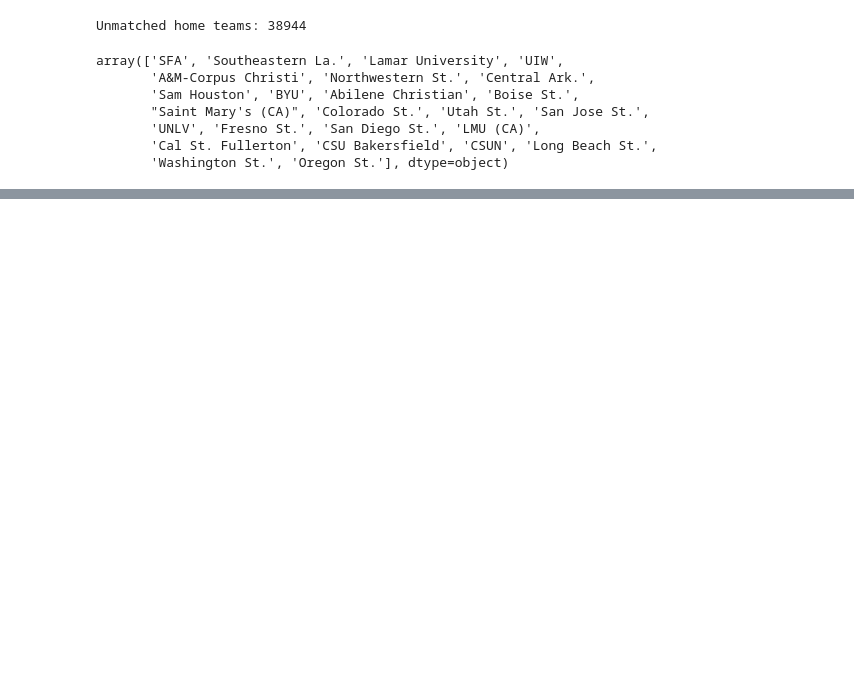
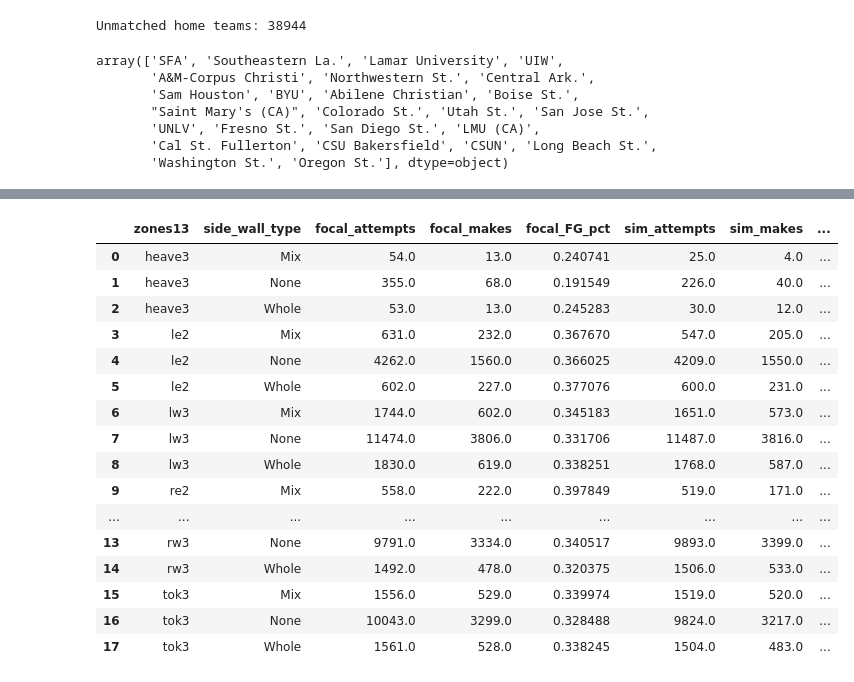
Before and after one commit to realmabg/NCAAB_depth_perception, a Jupyter notebook: analysis.ipynb, the cells around one changed output, grey strips where cells are left out. Cells and saved outputs as stored; diff of their text form; code cells hidden in the pictures; blank space fills up the shorter version.

```diff
--- a/analysis.ipynb
+++ b/analysis.ipynb
@@ -29,0 +450,20 @@ array(['SFA', 'Southeastern La.', 'Lamar University', 'UIW',
+# %%
+by_type
+# %% [output]
+|  | zones13 | side_wall_type | focal_attempts | focal_makes | focal_FG_pct | sim_attempts | sim_makes | ... |
+| 0 | heave3 | Mix | 54.0 | 13.0 | 0.240741 | 25.0 | 4.0 | ... |
+| 1 | heave3 | None | 355.0 | 68.0 | 0.191549 | 226.0 | 40.0 | ... |
+| 2 | heave3 | Whole | 53.0 | 13.0 | 0.245283 | 30.0 | 12.0 | ... |
+| 3 | le2 | Mix | 631.0 | 232.0 | 0.367670 | 547.0 | 205.0 | ... |
+| 4 | le2 | None | 4262.0 | 1560.0 | 0.366025 | 4209.0 | 1550.0 | ... |
+| 5 | le2 | Whole | 602.0 | 227.0 | 0.377076 | 600.0 | 231.0 | ... |
+| 6 | lw3 | Mix | 1744.0 | 602.0 | 0.345183 | 1651.0 | 573.0 | ... |
+| 7 | lw3 | None | 11474.0 | 3806.0 | 0.331706 | 11487.0 | 3816.0 | ... |
+| 8 | lw3 | Whole | 1830.0 | 619.0 | 0.338251 | 1768.0 | 587.0 | ... |
+| 9 | re2 | Mix | 558.0 | 222.0 | 0.397849 | 519.0 | 171.0 | ... |
+| ... | ... | ... | ... | ... | ... | ... | ... | ... |
+| 13 | rw3 | None | 9791.0 | 3334.0 | 0.340517 | 9893.0 | 3399.0 | ... |
+| 14 | rw3 | Whole | 1492.0 | 478.0 | 0.320375 | 1506.0 | 533.0 | ... |
+| 15 | tok3 | Mix | 1556.0 | 529.0 | 0.339974 | 1519.0 | 520.0 | ... |
+| 16 | tok3 | None | 10043.0 | 3299.0 | 0.328488 | 9824.0 | 3217.0 | ... |
+| 17 | tok3 | Whole | 1561.0 | 528.0 | 0.338245 | 1504.0 | 483.0 | ... |
```
Also changed, not shown: parts of 38 cells of this notebook.
